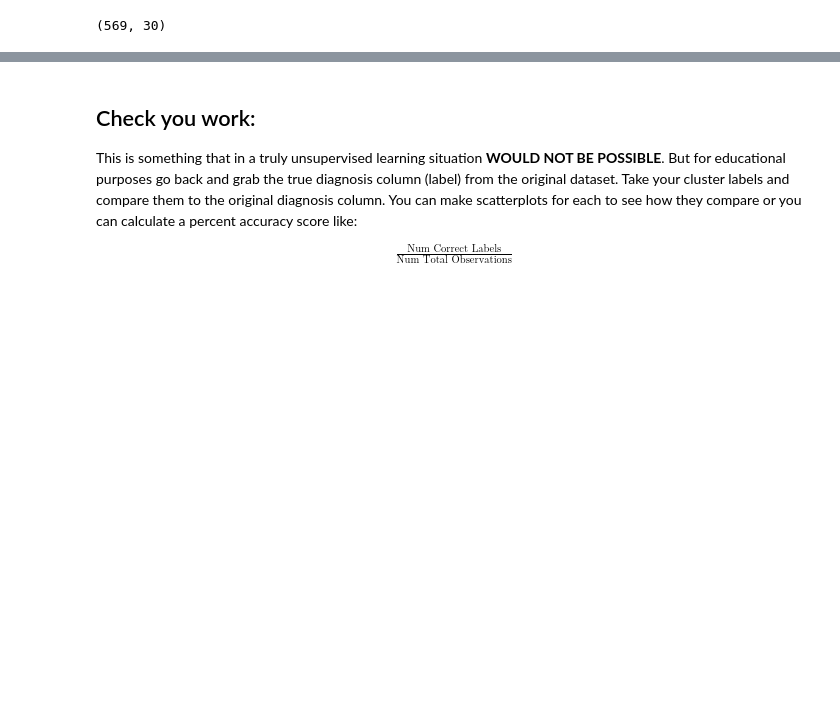
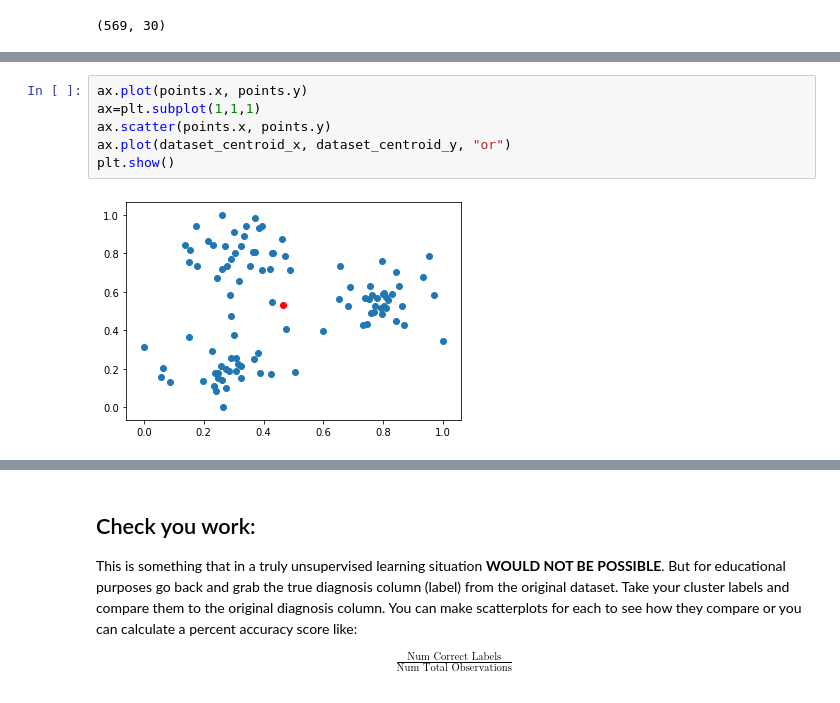
Before and after one commit to cardstud/DS-Unit-1-Sprint-3-Linear-Algebra, a Jupyter notebook: module4-clustering/LS_DS_134_Clustering_Assignment.ipynb, the cells around one changed output, grey strips where cells are left out. Drawn from its saved outputs; the diff is of its cells as text; blank space fills up the shorter version.

```diff
--- a/module4-clustering/LS_DS_134_Clustering_Assignment.ipynb
+++ b/module4-clustering/LS_DS_134_Clustering_Assignment.ipynb
@@ -168,0 +180,8 @@ plt.scatter(centroids[:, 0], centroids[:, 1], c='red', s=50)
+# %%
+ax.plot(points.x, points.y)
+ax=plt.subplot(1,1,1)
+ax.scatter(points.x, points.y)
+ax.plot(dataset_centroid_x, dataset_centroid_y, "or")
+plt.show()
+# %% [output]
+[figure, added]
```
Also changed, not shown: parts of 59 cells of this notebook.
